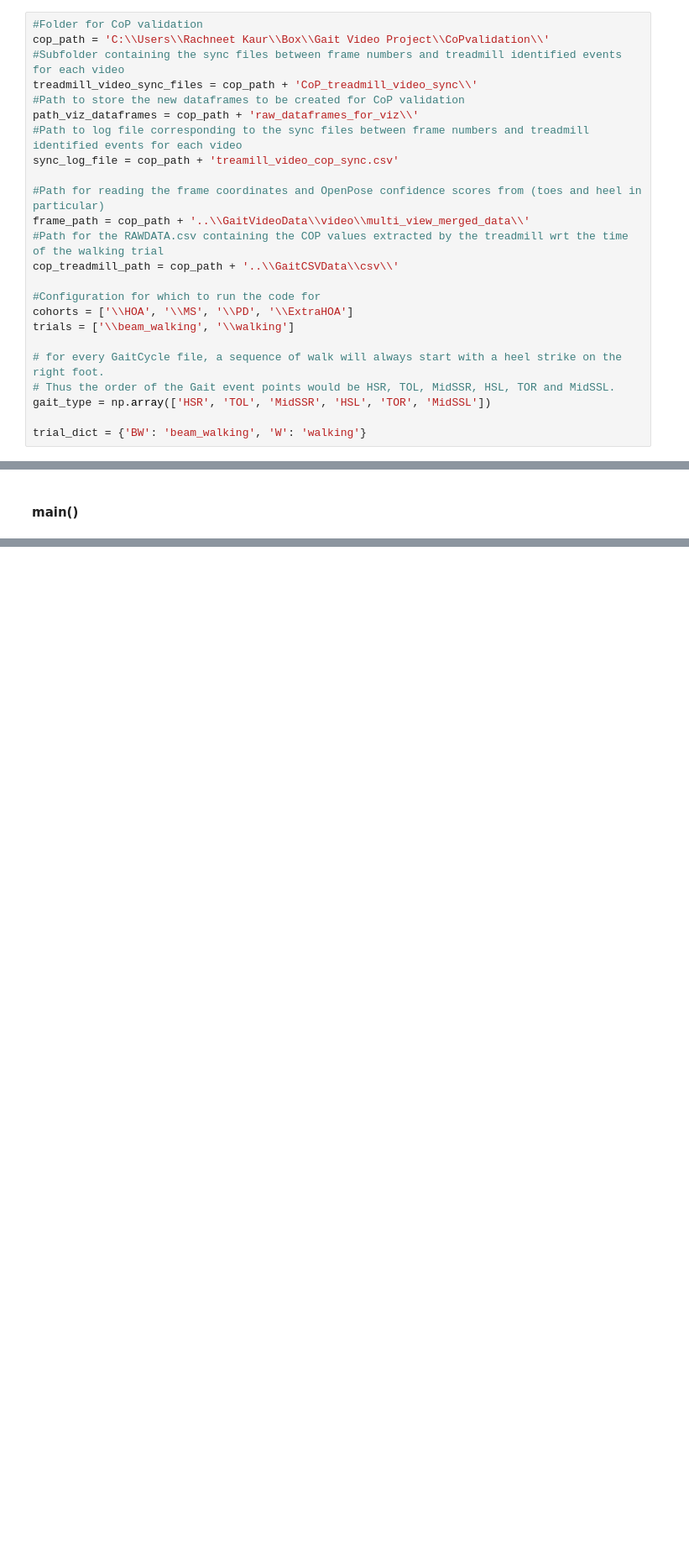
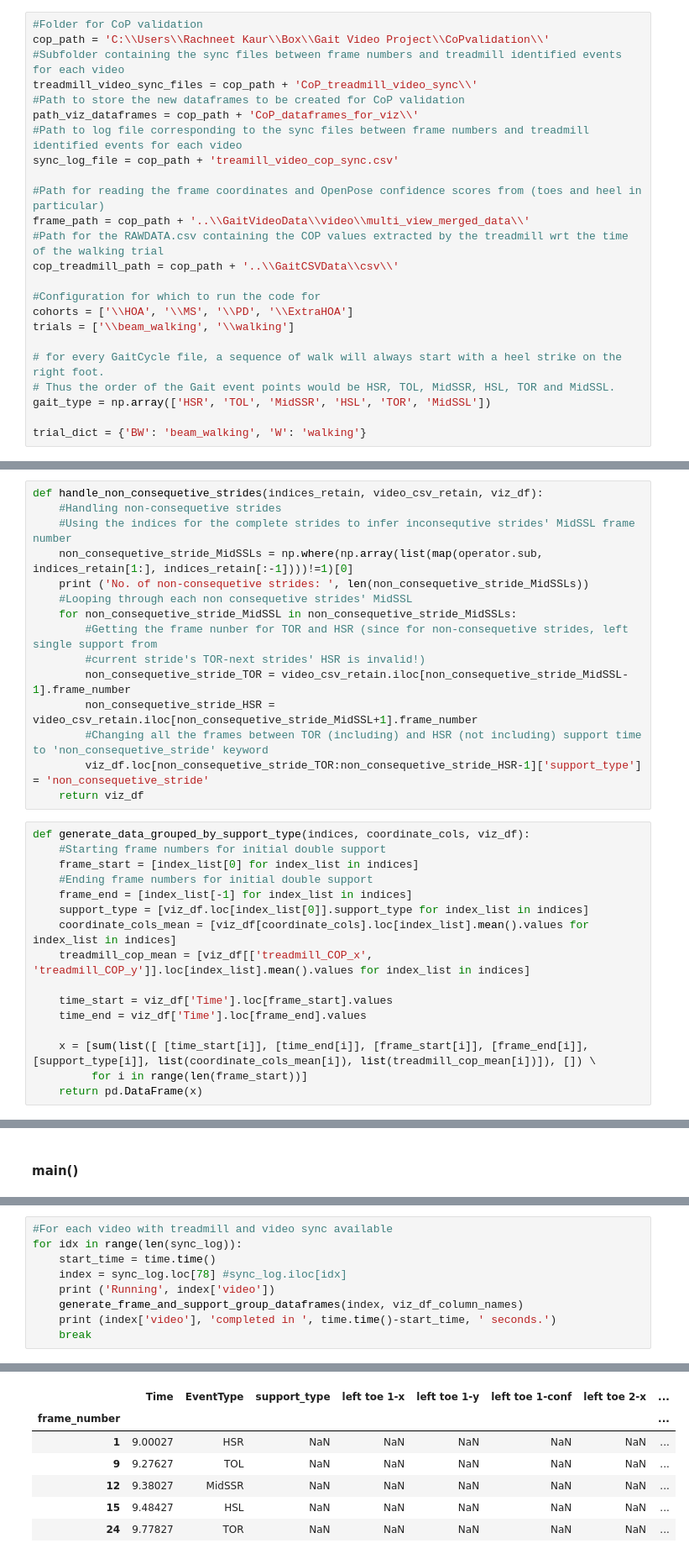
Before and after one commit to kaurrachneet6/Vision-Based-Gait-Analysis-Framework-for-Predicting-Multiple-Sclerosis, a Jupyter notebook: CoP validation/CoPvalidation_make_viz_dataframes.ipynb, the cells around one changed output, grey strips where cells are left out. Shown: that part at 84% size. Drawn from its saved outputs; the diff is of its cells as text; blank space fills up the shorter version.

```diff
--- a/CoP validation/CoPvalidation_make_viz_dataframes.ipynb
+++ b/CoP validation/CoPvalidation_make_viz_dataframes.ipynb
@@ -27,7 +27,7 @@ cop_path = 'C:\\Users\\Rachneet Kaur\\Box\\Gait Video Project\\CoPvalidation\\'
 #Subfolder containing the sync files between frame numbers and treadmill identified events for each video
 treadmill_video_sync_files = cop_path + 'CoP_treadmill_video_sync\\'
 #Path to store the new dataframes to be created for CoP validation
-path_viz_dataframes = cop_path + 'raw_dataframes_for_viz\\'
+path_viz_dataframes = cop_path + 'CoP_dataframes_for_viz\\'
 #Path to log file corresponding to the sync files between frame numbers and treadmill identified events for each video
 sync_log_file = cop_path + 'treamill_video_cop_sync.csv'
 
@@ -114,0 +216,31 @@ def cleaning(gaitcycles_dataframe):
+# %%
+def handle_non_consequetive_strides(indices_retain, video_csv_retain, viz_df):
+    #Handling non-consequetive strides
+    #Using the indices for the complete strides to infer inconsequtive strides' MidSSL frame number
+    non_consequetive_stride_MidSSLs = np.where(np.array(list(map(operator.sub, indices_retain[1:], indices_retain[:-1])))!=1)[0]
+    print ('No. of non-consequetive strides: ', len(non_consequetive_stride_MidSSLs))
+    #Looping through each non consequetive strides' MidSSL
+    for non_consequetive_stride_MidSSL in non_consequetive_stride_MidSSLs:
+        #Getting the frame nunber for TOR and HSR (since for non-consequetive strides, left single support from
+        #current stride's TOR-next strides' HSR is invalid!)
+        non_consequetive_stride_TOR = video_csv_retain.iloc[non_consequetive_stride_MidSSL-1].frame_number
+        non_consequetive_stride_HSR = video_csv_retain.iloc[non_consequetive_stride_MidSSL+1].frame_number
+        #Changing all the frames between TOR (including) and HSR (not including) support time to 'non_consequetive_stride' keyword
+        viz_df.loc[non_consequetive_stride_TOR:non_consequetive_stride_HSR-1]['support_type'] = 'non_consequetive_stride'
+    return viz_df
+# %%
+def generate_data_grouped_by_support_type(indices, coordinate_cols, viz_df):
+    #Starting frame numbers for initial double support
+    frame_start = [index_list[0] for index_list in indices]
+    #Ending frame numbers for initial double support
+    frame_end = [index_list[-1] for index_list in indices]
+    support_type = [viz_df.loc[index_list[0]].support_type for index_list in indices]
+    coordinate_cols_mean = [viz_df[coordinate_cols].loc[index_list].mean().values for index_list in indices]
+    treadmill_cop_mean = [viz_df[['treadmill_COP_x',  'treadmill_COP_y']].loc[index_list].mean().values for index_list in indices]
+
+    time_start = viz_df['Time'].loc[frame_start].values
+    time_end = viz_df['Time'].loc[frame_end].values
+
+    x = [sum(list([ [time_start[i]], [time_end[i]], [frame_start[i]], [frame_end[i]], [support_type[i]], list(coordinate_cols_mean[i]), list(treadmill_cop_mean[i])]), []) \
+         for i in range(len(frame_start))]
+    return pd.DataFrame(x)
@@ -359,0 +375,10 @@ print (x_sorted)
+# %%
+#For each video with treadmill and video sync available
+for idx in range(len(sync_log)):
+    start_time = time.time()
+    index = sync_log.loc[78] #sync_log.iloc[idx]
+    print ('Running', index['video'])
+    generate_frame_and_support_group_dataframes(index, viz_df_column_names)
+    print (index['video'], 'completed in ', time.time()-start_time, ' seconds.')
+    break
+# %% [output]
@@ -359,0 +386,7 @@ print (x_sorted)
+|  | Time | EventType | support_type | left toe 1-x | left toe 1-y | left toe 1-conf | left toe 2-x | ... |
+| frame_number |  |  |  |  |  |  |  | ... |
+| 1 | 9.00027 | HSR | NaN | NaN | NaN | NaN | NaN | ... |
+| 9 | 9.27627 | TOL | NaN | NaN | NaN | NaN | NaN | ... |
+| 12 | 9.38027 | MidSSR | NaN | NaN | NaN | NaN | NaN | ... |
+| 15 | 9.48427 | HSL | NaN | NaN | NaN | NaN | NaN | ... |
+| 24 | 9.77827 | TOR | NaN | NaN | NaN | NaN | NaN | ... |
```
Also changed, not shown: parts of 19 cells of this notebook.
